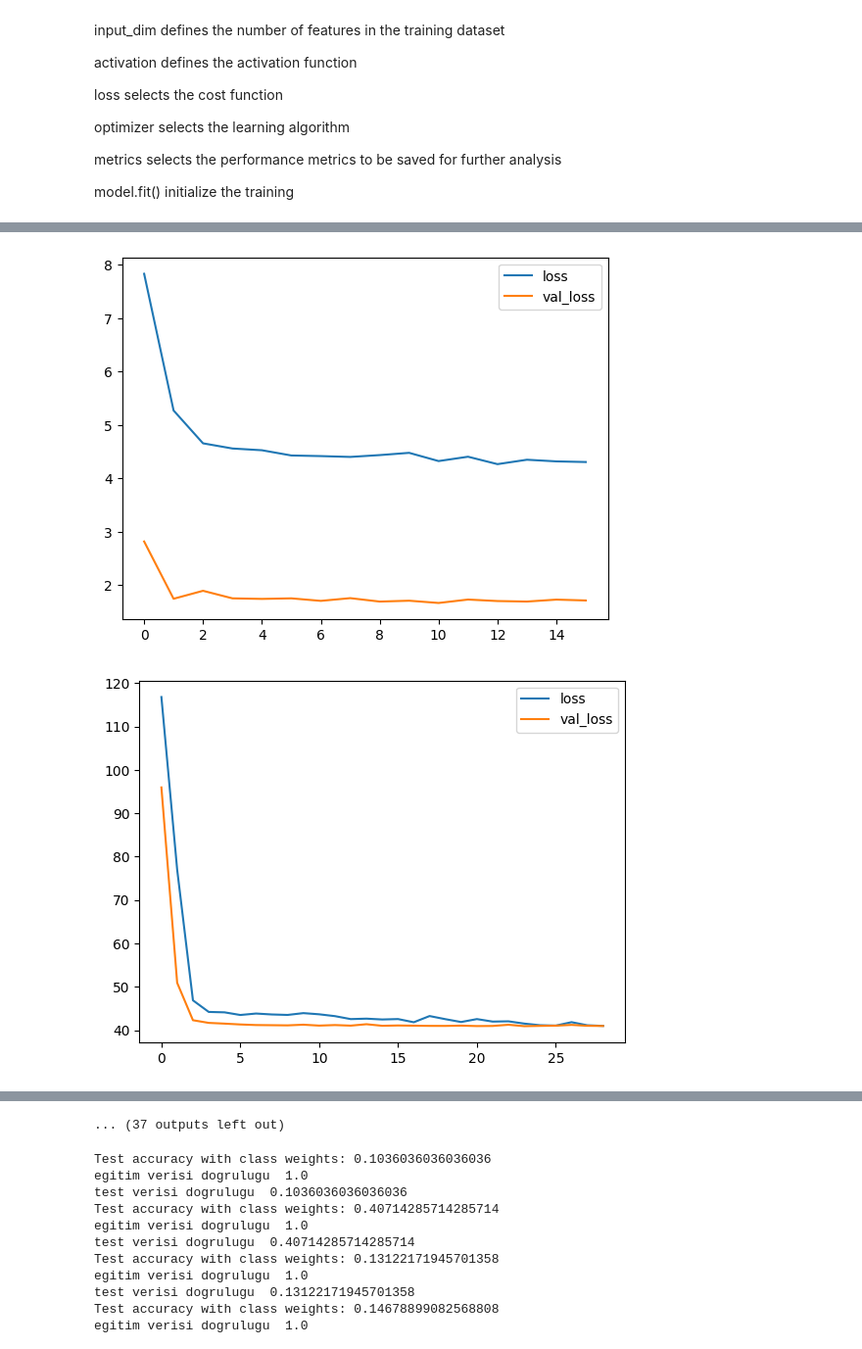
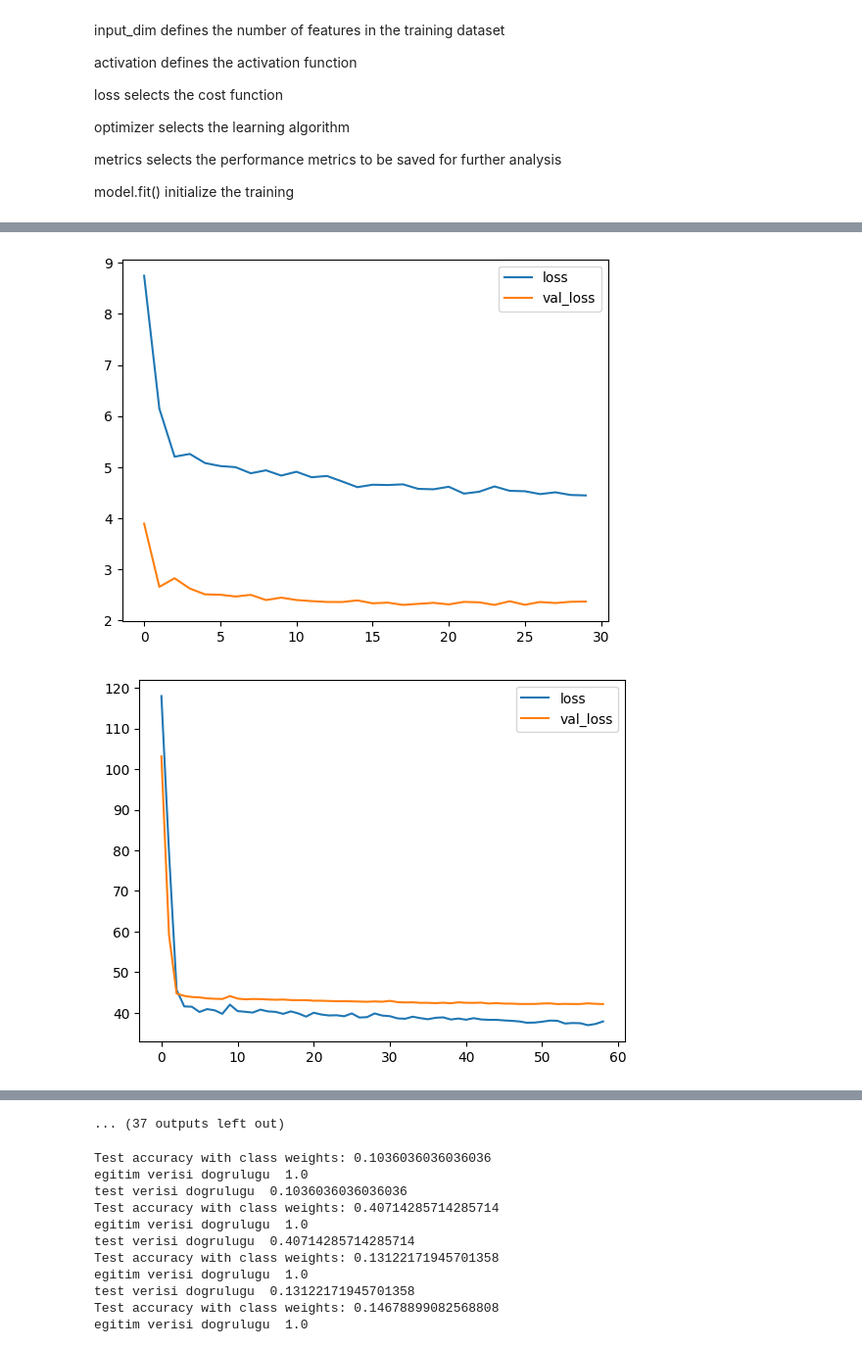
Before and after one commit to okkesd/Gdz-Elektrik-Datathon, a Jupyter notebook: main.ipynb, the cells around one changed output, grey strips where cells are left out. Shown at 98% size. Cells and saved outputs as stored; diff of their text form; code cells hidden in the pictures.

```diff
--- a/main.ipynb
+++ b/main.ipynb
@@ -350,0 +389,26 @@ for name in weather_last.keys():
+# %%
+# 3.5-) DBSCAN (runtime: )
+
+def dbscan(name):
+    data = weather_last[name].drop(columns=["Ilce","Tarih"]).iloc[:, 3:]
+    neigh = NearestNeighbors(n_neighbors=2)
+    nbrs = neigh.fit(data)
+    distances, indices = nbrs.kneighbors(data)
+    distances = np.sort(distances, axis=0)
+    distances = distances[:,1]
+    plt.figure(figsize=(20,10))
+    plt.plot(distances)
+    plt.title('K-distance Graph',fontsize=20)
+    plt.xlabel('Data Points sorted by distance',fontsize=14)
+    plt.ylabel('Epsilon',fontsize=14)
+    plt.show()
+dbscan("izmir-konak")
+
+def dbscan_opt(name):
+    dbscan_opt=DBSCAN(eps=20,min_samples=6)
+    dbscan_opt.fit(weather_last[name].drop(columns=["Ilce","Tarih"]).iloc[:, 3:])
+    weather_last[name]["Db_scan"] = dbscan_opt.labels_
+
+for name in weather_last.keys():
+    dbscan_opt(name)
+# epsilon = 20 or 60
@@ -402,7 +468,7 @@ tarih
 def merge_weather(df1, df2):
     merged_df = pd.merge(df1, df2[["Sicaklik_max", "Sicaklik_min","Bagil_nem_max",
     "Bagil_nem_min","Ruzgar_hizi_max", "Ruzgar_hizi_min","Yagis_max", "Yagis_min",
-    "Sicaklik","Bagil_nem","Ruzgar_hizi","Yagis","Ozet"]], left_index=True, right_index=True, how="left")
+    "Sicaklik","Bagil_nem","Ruzgar_hizi","Yagis","Ozet","Gaus","Db_scan"]], left_index=True, right_index=True, how="left")
     return merged_df
 
 """ ekstra eklenebilecek kolonlar : (bunlari ustteki diger kolonarin arkasina ekleyebilirsin, ayni sekilde alttaki isimlendirmeye de eklemeyi unutma)
@@ -415,7 +481,7 @@ for name in dict_holiday.keys():
 
     merged_all[name].columns = ["Tarih", "Ilce", "Bildirimsiz_sum", "Bildirimli_sum", # tekrar isimlendir
     "Bayram_Flag", "Sicaklik_max", "Sicaklik_min","Bagil_nem_max","Bagil_nem_min",
-    "Ruzgar_hizi_max", "Ruzgar_hizi_min","Yagis_max", "Yagis_min","Sicaklik","Bagil_nem","Ruzgar_hizi","Yagis","Ozet"]
+    "Ruzgar_hizi_max", "Ruzgar_hizi_min","Yagis_max", "Yagis_min","Sicaklik","Bagil_nem","Ruzgar_hizi","Yagis","Ozet","Gaus","Db_scan"]
 
     merged_all[name]['Gün'] = range(1, len(merged_all[name]) + 1)
 
@@ -657,7 +723,7 @@ for name in dict_test.keys():
 
     dict_test_merged[name].columns = ["Tarih", "Ilce", "Bildirimli_sum", # tekrar isimlendir
     "Bayram_Flag", "Sicaklik_max", "Sicaklik_min","Bagil_nem_max","Bagil_nem_min",
-    "Ruzgar_hizi_max", "Ruzgar_hizi_min","Yagis_max", "Yagis_min","Sicaklik","Bagil_nem","Ruzgar_hizi","Yagis","Ozet"]
+    "Ruzgar_hizi_max", "Ruzgar_hizi_min","Yagis_max", "Yagis_min","Sicaklik","Bagil_nem","Ruzgar_hizi","Yagis","Ozet","Gaus","Db_scan"]
 
     dict_test_merged[name]['Gün'] = range(1, len(dict_test_merged[name]) + 1) # gun kolonu ekle (1-28 arasi oluyor)
 
@@ -753,13 +819,13 @@ for ilce in ilceler:
     X = feature_transform
     y = output_var
 
-    X_train, X_test, y_train, y_test = train_test_split(X, y, test_size=0.2, random_state=53)
+    X_train, X_test, y_train, y_test = train_test_split(X, y, test_size=0.25, random_state=53)
 
     model = tf.keras.Sequential([
         # tf.keras.layers.Flatten(input_shape=(len(features))),
-        tf.keras.layers.Dense(64, activation='relu',input_shape=(len(features),)),
-        tf.keras.layers.Dropout(0.1),
-        tf.keras.layers.Dense(64, activation='relu'),
+        tf.keras.layers.Dense(64, activation='relu',input_shape=(len(features),),kernel_regularizer='l2'),
+        tf.keras.layers.Dropout(0.15),
+        tf.keras.layers.Dense(64, activation='relu',kernel_regularizer='l2'),
         tf.keras.layers.Dense(1)
     ])
 
@@ -778,7 +844,7 @@ for ilce in ilceler:
 
     earlystopping = callbacks.EarlyStopping(monitor="val_loss",
                                         mode="min",
-                                        patience=5,
+                                        patience=6,
                                         restore_best_weights=True)
 
     losses = model.fit(X_train, y_train, epochs=60, batch_size=32, validation_split=0.2, callbacks=[earlystopping])
@@ -847,2 +913,2 @@ R-squared: 0.084325069997772
-[figure, old version]
+[figure, new version]
-[figure, old version]
+[figure, new version]
```
Also changed, not shown: parts of 7 cells of this notebook.
